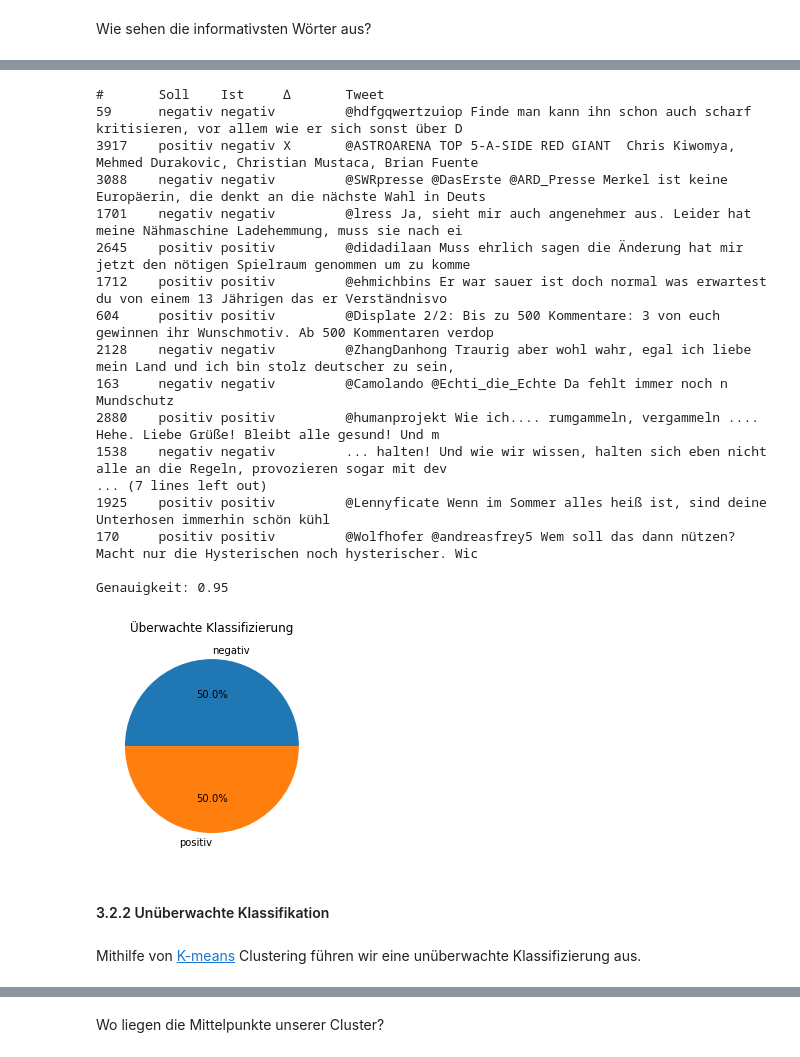
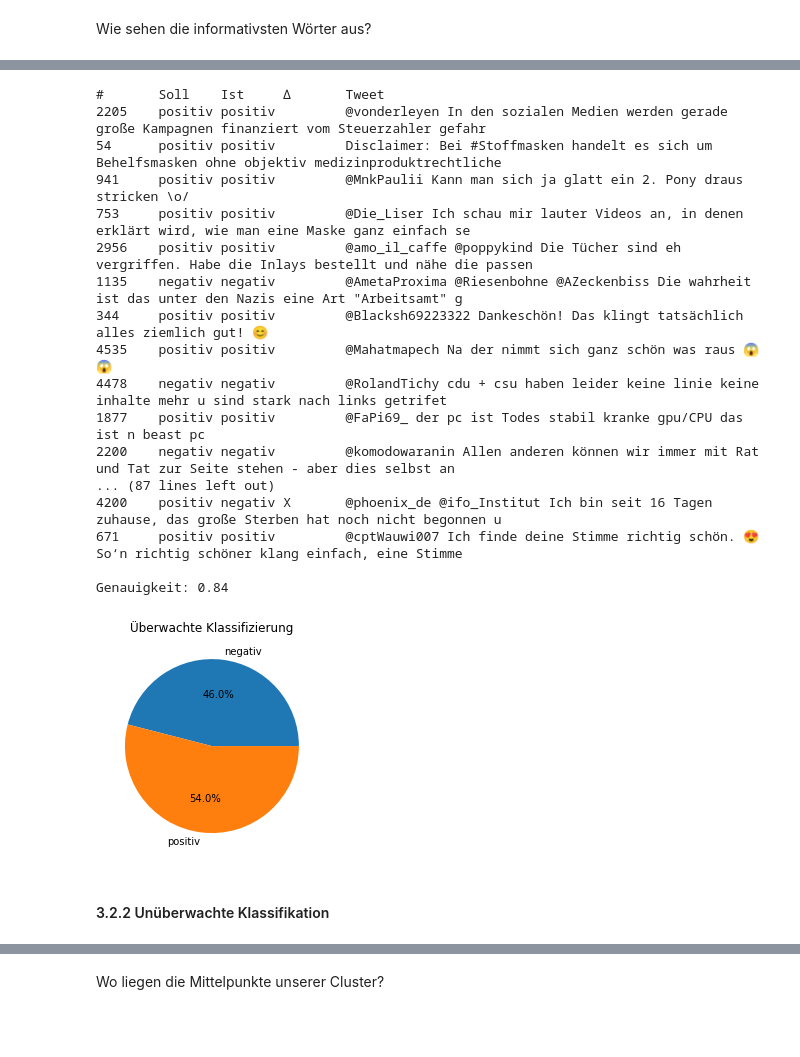
Before and after one commit to orca-nrw/lernmodul-texte, a Jupyter notebook: index.ipynb, the cells around one changed output, grey strips where cells are left out. Saved outputs shown, nothing was run; the diff lists cells and outputs as text; code cells hidden in the pictures; blank space fills up the shorter version.

```diff
--- a/index.ipynb
+++ b/index.ipynb
@@ -771,27 +856,25 @@ def supervised_classifier(tweets):
     plt.pie([negative, positive], labels=labels, autopct='%1.1f%%')
     plt.title('Überwachte Klassifizierung')
 # %%
-supervised_classifier(tweets.sample(20))
+supervised_classifier(tweets.sample(100)) # On Train
 # %% [output]
 #       Soll    Ist     ∆       Tweet
-59      negativ negativ         @hdfgqwertzuiop Finde man kann ihn schon auch scharf kritisieren, vor allem wie er sich sonst über D
-3917    positiv negativ X       @ASTROARENA TOP 5-A-SIDE RED GIANT  Chris Kiwomya, Mehmed Durakovic, Christian Mustaca, Brian Fuente
-3088    negativ negativ         @SWRpresse @DasErste @ARD_Presse Merkel ist keine Europäerin, die denkt an die nächste Wahl in Deuts
-1701    negativ negativ         @lress Ja, sieht mir auch angenehmer aus. Leider hat meine Nähmaschine Ladehemmung, muss sie nach ei
-2645    positiv positiv         @didadilaan Muss ehrlich sagen die Änderung hat mir jetzt den nötigen Spielraum genommen um zu komme
-1712    positiv positiv         @ehmichbins Er war sauer ist doch normal was erwartest du von einem 13 Jährigen das er Verständnisvo
-604     positiv positiv         @Displate 2/2: Bis zu 500 Kommentare: 3 von euch gewinnen ihr Wunschmotiv. Ab 500 Kommentaren verdop
-2128    negativ negativ         @ZhangDanhong Traurig aber wohl wahr, egal ich liebe mein Land und ich bin stolz deutscher zu sein,
-163     negativ negativ         @Camolando @Echti_die_Echte Da fehlt immer noch n Mundschutz
-2880    positiv positiv         @humanprojekt Wie ich.... rumgammeln, vergammeln ....   Hehe. Liebe Grüße! Bleibt alle gesund! Und m
-1538    negativ negativ         ... halten! Und wie wir wissen, halten sich eben nicht alle an die Regeln, provozieren sogar mit dev
-... (7 lines left out)
-1925    positiv positiv         @Lennyficate Wenn im Sommer alles heiß ist, sind deine Unterhosen immerhin schön kühl
-170     positiv positiv         @Wolfhofer @andreasfrey5 Wem soll das dann nützen? Macht nur die Hysterischen noch hysterischer. Wic
+2205    positiv positiv         @vonderleyen In den sozialen Medien werden gerade große Kampagnen finanziert vom Steuerzahler gefahr
+54      positiv positiv         Disclaimer: Bei #Stoffmasken handelt es sich um Behelfsmasken ohne objektiv medizinproduktrechtliche
+941     positiv positiv         @MnkPaulii Kann man sich ja glatt ein 2. Pony draus stricken \o/
+753     positiv positiv         @Die_Liser Ich schau mir lauter Videos an, in denen erklärt wird, wie man eine Maske ganz einfach se
+2956    positiv positiv         @amo_il_caffe @poppykind Die Tücher sind eh vergriffen. Habe die Inlays bestellt und nähe die passen
+1135    negativ negativ         @AmetaProxima @Riesenbohne @AZeckenbiss Die wahrheit ist das unter den Nazis eine Art "Arbeitsamt" g
+344     positiv positiv         @Blacksh69223322 Dankeschön! Das klingt tatsächlich alles ziemlich gut! 😊
+4535    positiv positiv         @Mahatmapech Na der nimmt sich ganz schön was raus 😱😱
+4478    negativ negativ         @RolandTichy cdu + csu haben leider keine linie keine inhalte mehr u sind stark nach links getrifet
+1877    positiv positiv         @FaPi69_ der pc ist Todes stabil kranke gpu/CPU das ist n beast pc
+2200    negativ negativ         @komodowaranin Allen anderen können wir immer mit Rat und Tat zur Seite stehen - aber dies selbst an
+... (87 lines left out)
+4200    positiv negativ X       @phoenix_de @ifo_Institut Ich bin seit 16 Tagen zuhause, das große Sterben hat noch nicht begonnen u
+671     positiv positiv         @cptWauwi007 Ich finde deine Stimme richtig schön. 😍 So‘n richtig schöner klang einfach, eine Stimme
 
-Genauigkeit: 0.95
+Genauigkeit: 0.84
-[figure, old version]
+[figure, new version]
 # %% [markdown]
-#### 3.2.2 <a id='unüberwachte-klassifikation'>Unüberwachte Klassifikation</a>
+#### 3.2.2 Unüberwachte Klassifikation
-# %% [markdown]
-Mithilfe von [K-means](https://www.nltk.org/_modules/nltk/cluster/kmeans.html) Clustering führen wir eine unüberwachte Klassifizierung aus.
```
Also changed, not shown: parts of 74 cells of this notebook.
